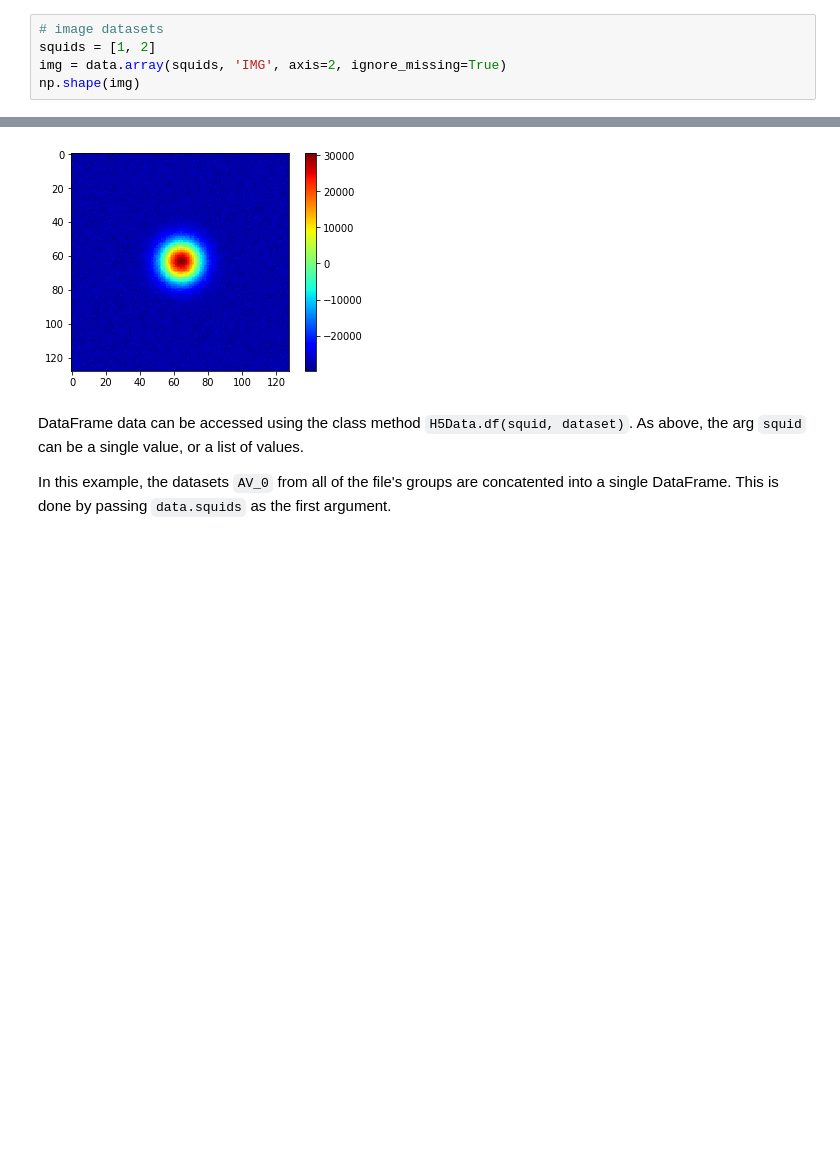
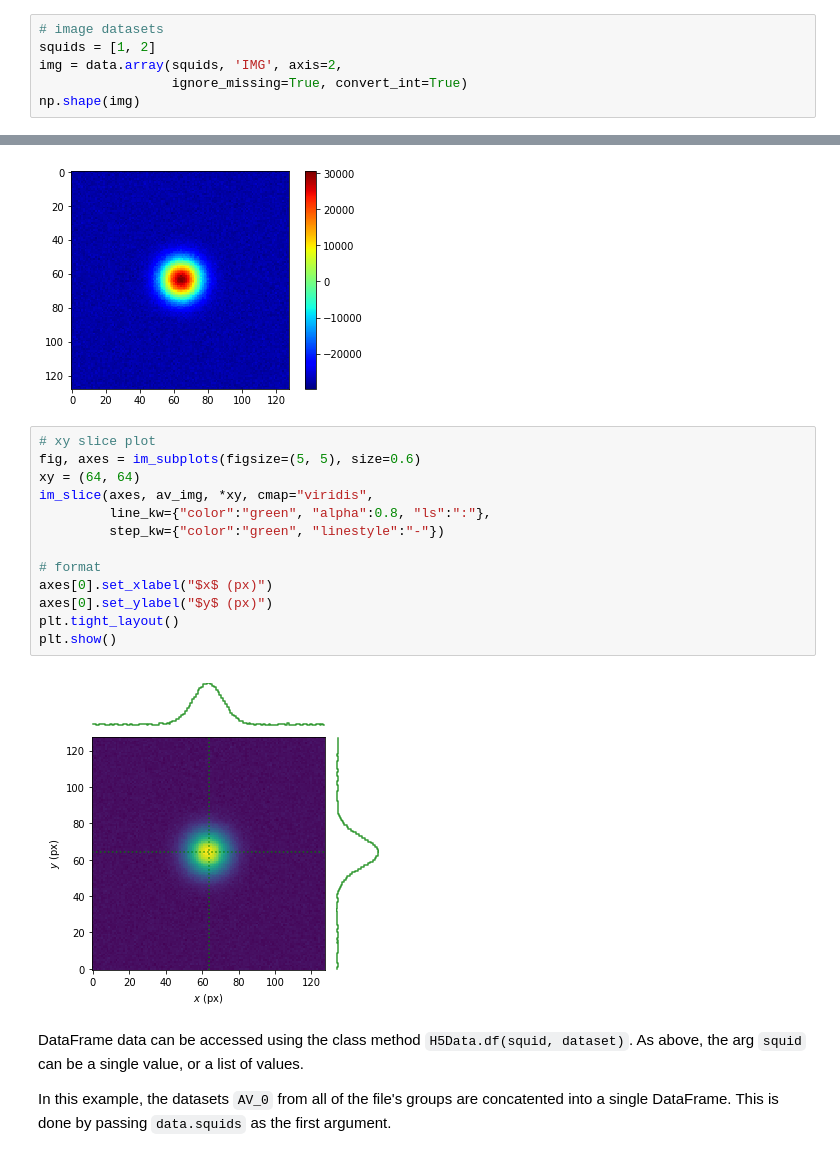
Before and after one commit to ad3ller/e11_analysis, a Jupyter notebook: notebooks/2)_Raw_datasets.ipynb, the cells around one changed output, grey strips where cells are left out. Saved outputs shown, nothing was run; the diff lists cells and outputs as text; blank space fills up the shorter version.

Commit message:
image plotting tools

```diff
--- a/notebooks/2)_Raw_datasets.ipynb
+++ b/notebooks/2)_Raw_datasets.ipynb
@@ -131,7 +132,8 @@ In the example below, the repeats are stored along axis=2.  This axis can be use
 # %%
 # image datasets
 squids = [1, 2]
-img = data.array(squids, 'IMG', axis=2, ignore_missing=True)
+img = data.array(squids, 'IMG', axis=2,
+                 ignore_missing=True, convert_int=True)
 np.shape(img)
 # %% [output]
 (128, 128, 19)
@@ -160,6 +162,21 @@ cb = plt.colorbar(image)
 plt.show()
 # %% [output]
 [figure]
+# %%
+# xy slice plot
+fig, axes = im_subplots(figsize=(5, 5), size=0.6)
+xy = (64, 64)
+im_slice(axes, av_img, *xy, cmap="viridis",
+         line_kw={"color":"green", "alpha":0.8, "ls":":"},
+         step_kw={"color":"green", "linestyle":"-"})
+
+# format
+axes[0].set_xlabel("$x$ (px)")
+axes[0].set_ylabel("$y$ (px)")
+plt.tight_layout()
+plt.show()
+# %% [output]
+[figure, added]
 # %% [markdown]
 DataFrame data can be accessed using the class method `H5Data.df(squid, dataset)`.  As above, the arg `squid` can be a single value, or a list of values.
 
```
Also changed, not shown: parts of 2 cells of this notebook, 2 other files.
